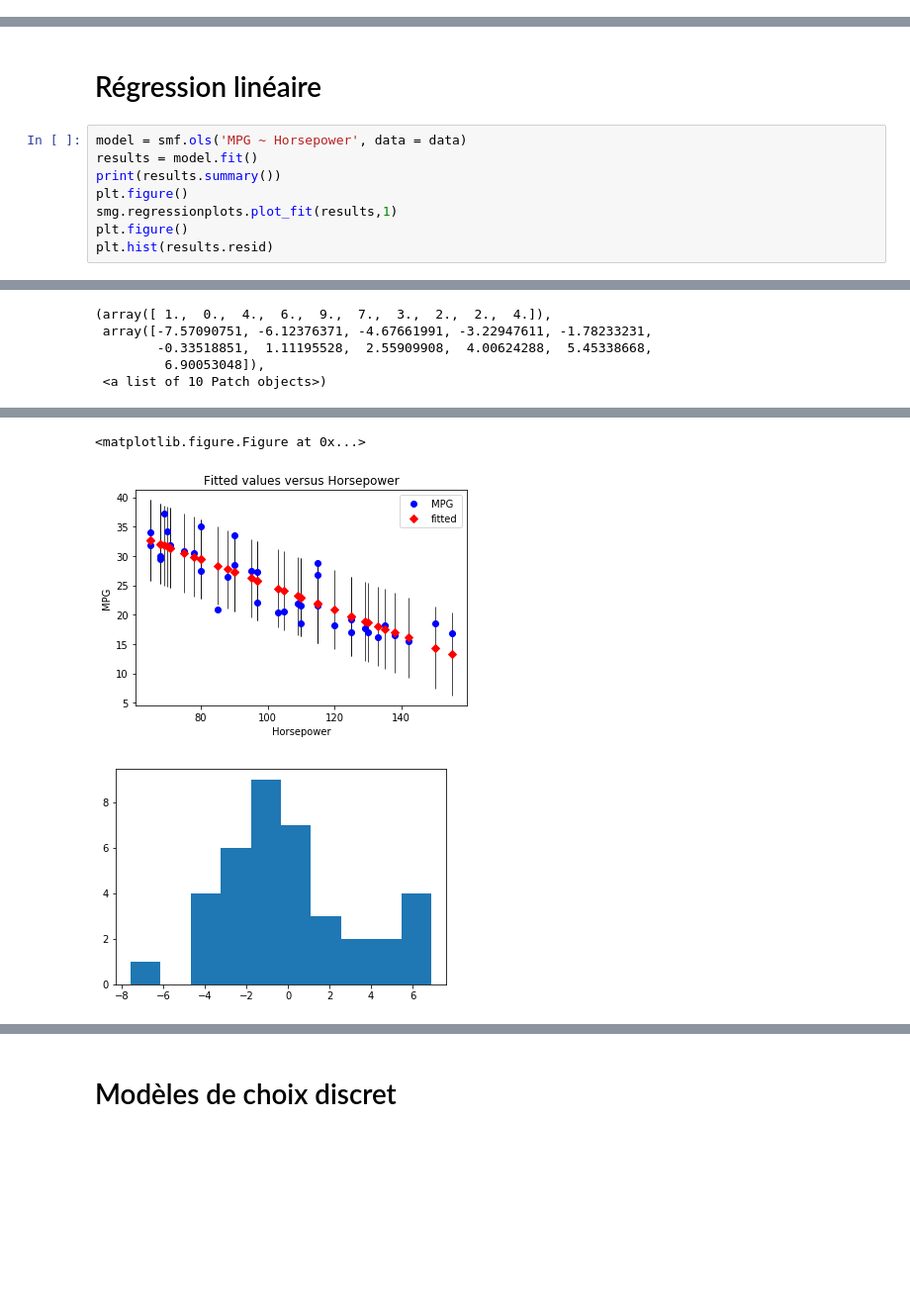
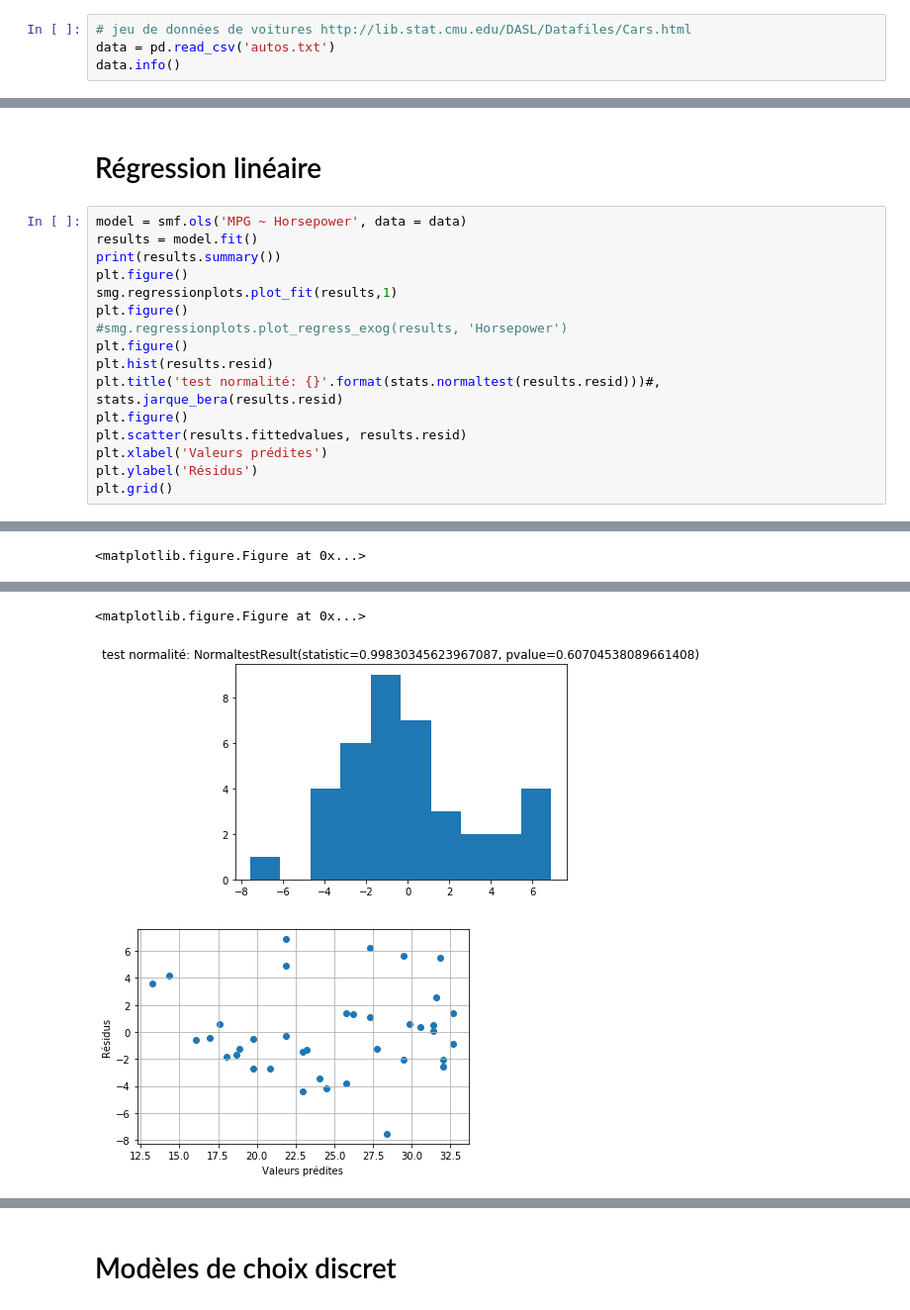
Before and after one commit to nsaunier/CIV8760, a Jupyter notebook: 04-modeles-statistiques.ipynb, the cells around one changed output, grey strips where cells are left out. Shown: that part at 99% size. Saved outputs shown, nothing was run; the diff lists cells and outputs as text; blank space fills up the shorter version.

Commit message:
work on regression models

```diff
--- a/04-modeles-statistiques.ipynb
+++ b/04-modeles-statistiques.ipynb
@@ -74,0 +30,4 @@ data = pd.read_csv(s, delimiter = '\t')
+# %%
+# jeu de données de voitures http://lib.stat.cmu.edu/DASL/Datafiles/Cars.html
+data = pd.read_csv('autos.txt')
+data.info()
@@ -178,7 +151,15 @@ print(results.summary())
 plt.figure()
 smg.regressionplots.plot_fit(results,1)
 plt.figure()
+#smg.regressionplots.plot_regress_exog(results, 'Horsepower')
+plt.figure()
 plt.hist(results.resid)
+plt.title('test normalité: {}'.format(stats.normaltest(results.resid)))#, stats.jarque_bera(results.resid)
+plt.figure()
+plt.scatter(results.fittedvalues, results.resid)
+plt.xlabel('Valeurs prédites')
+plt.ylabel('Résidus')
+plt.grid()
 # %% [output]
                             OLS Regression Results
 ==============================================================================
@@ -197,8 +178,4 @@ Covariance Type:            nonrobust
 
 Warnings:
 [1] Standard Errors assume that the covariance matrix of the errors is correctly specified.
-(array([ 1.,  0.,  4.,  6.,  9.,  7.,  3.,  2.,  2.,  4.]),
- array([-7.57090751, -6.12376371, -4.67661991, -3.22947611, -1.78233231,
-        -0.33518851,  1.11195528,  2.55909908,  4.00624288,  5.45338668,
-         6.90053048]),
- <a list of 10 Patch objects>)
+<matplotlib.figure.Figure at 0x...>
@@ -205,6 +183,6 @@ Warnings:
 <matplotlib.figure.Figure at 0x...>
-[figure]
-[figure, old version]
+[figure, new version]
+[figure, added]
 # %%
 model = smf.ols('MPG ~ Country', data = data)
 results = model.fit()
```
Also changed, not shown: parts of 11 cells of this notebook, 2 other files.
